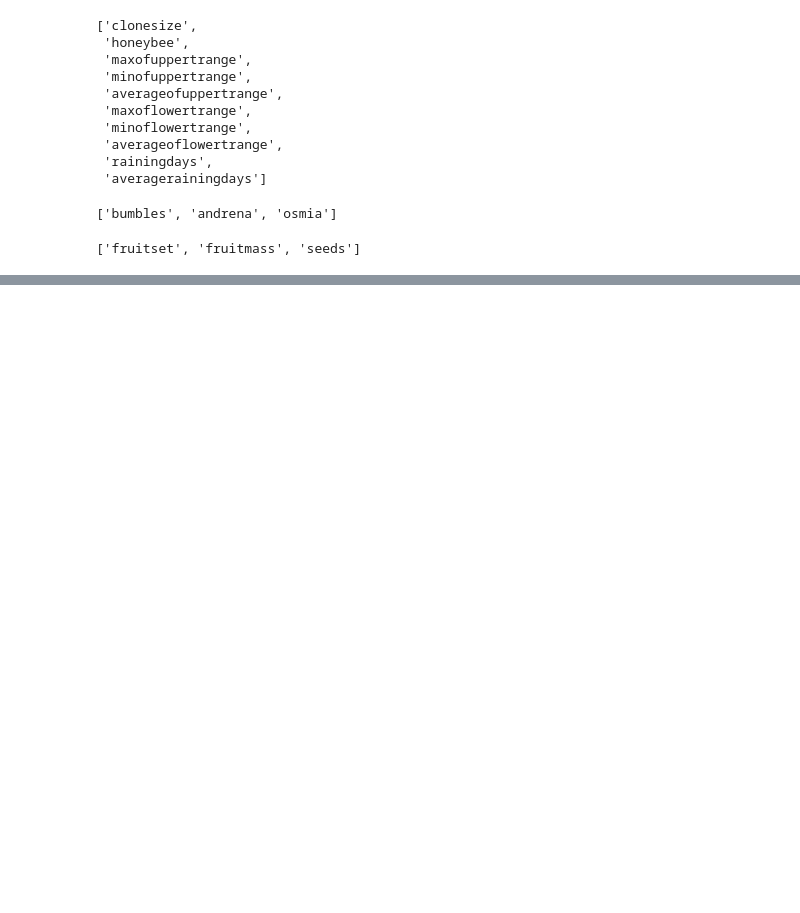
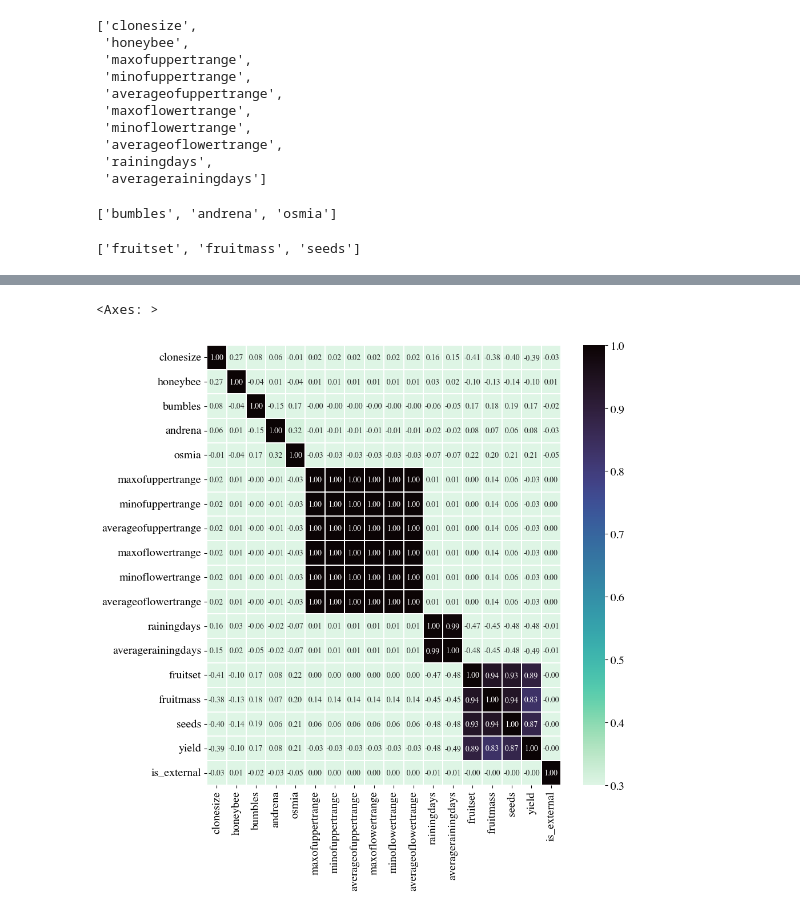
Before and after one commit to tripnv/playgrounds, a Jupyter notebook: 3-14/eda.ipynb, the cells around one changed output, grey strips where cells are left out. Drawn from its saved outputs; the diff is of its cells as text; code cells hidden in the pictures; blank space fills up the shorter version.

```diff
--- a/3-14/eda.ipynb
+++ b/3-14/eda.ipynb
@@ -208,0 +230,6 @@ plt.legend()
+# %%
+plt.figure(figsize = (10,10))
+sns.heatmap(train_data.corr(), cmap = 'mako_r', linewidths=.05, vmin=.3, vmax = 1, annot = True, fmt = '.2f')
+# %% [output]
+<Axes: >
+[figure, added]
```
Also changed, not shown: parts of 21 cells of this notebook.
